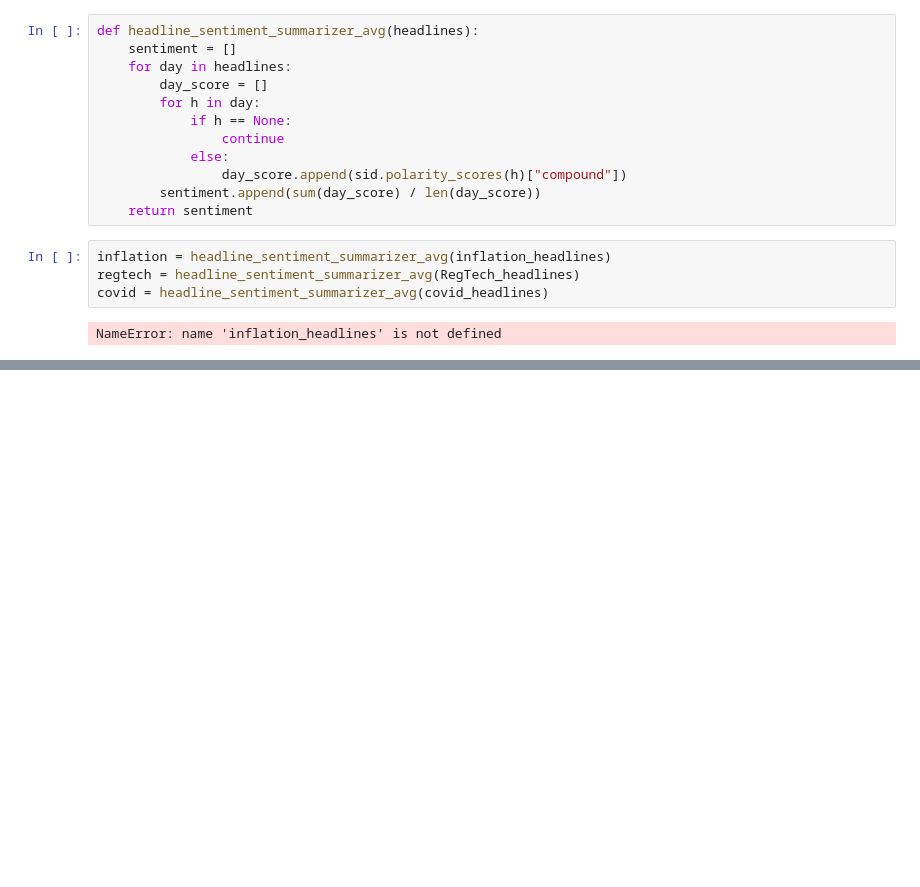
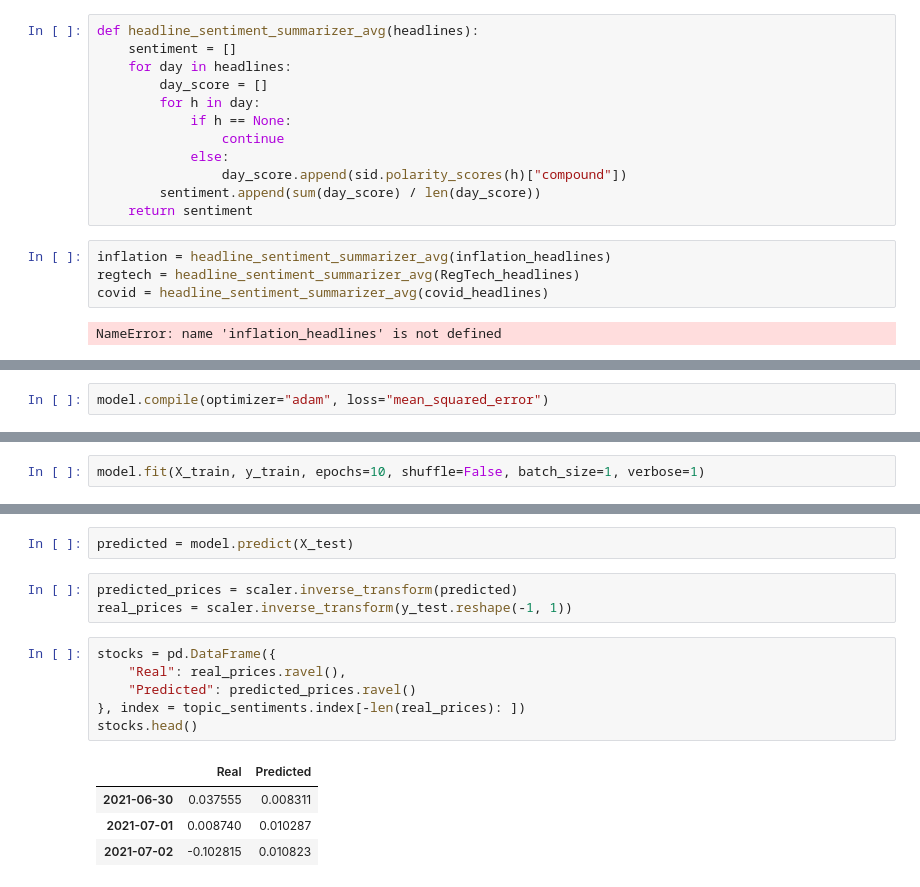
Before and after one commit to Billieo/p2-g3, a Jupyter notebook: notebooks/Samuel's_Notebook/notebooks/correlation.ipynb, the cells around one changed output, grey strips where cells are left out. Saved outputs shown, nothing was run; the diff lists cells and outputs as text; blank space fills up the shorter version.

```diff
--- a/notebooks/Samuel's_Notebook/notebooks/correlation.ipynb
+++ b/notebooks/Samuel's_Notebook/notebooks/correlation.ipynb
@@ -229,0 +306,2 @@ NameError: name 'topic_sentiments' is not defined
+# %%
+model.compile(optimizer="adam", loss="mean_squared_error")
@@ -229,0 +328,2 @@ NameError: name 'topic_sentiments' is not defined
+# %%
+model.fit(X_train, y_train, epochs=10, shuffle=False, batch_size=1, verbose=1)
@@ -229,0 +357,16 @@ NameError: name 'topic_sentiments' is not defined
+# %%
+predicted = model.predict(X_test)
+# %%
+predicted_prices = scaler.inverse_transform(predicted)
+real_prices = scaler.inverse_transform(y_test.reshape(-1, 1))
+# %%
+stocks = pd.DataFrame({
+    "Real": real_prices.ravel(),
+    "Predicted": predicted_prices.ravel()
+}, index = topic_sentiments.index[-len(real_prices): ])
+stocks.head()
+# %% [output]
+|  | Real | Predicted |
+| 2021-06-30 | 0.037555 | 0.008311 |
+| 2021-07-01 | 0.008740 | 0.010287 |
+| 2021-07-02 | -0.102815 | 0.010823 |
```
Also changed, not shown: parts of 21 cells of this notebook, 1 other file.
